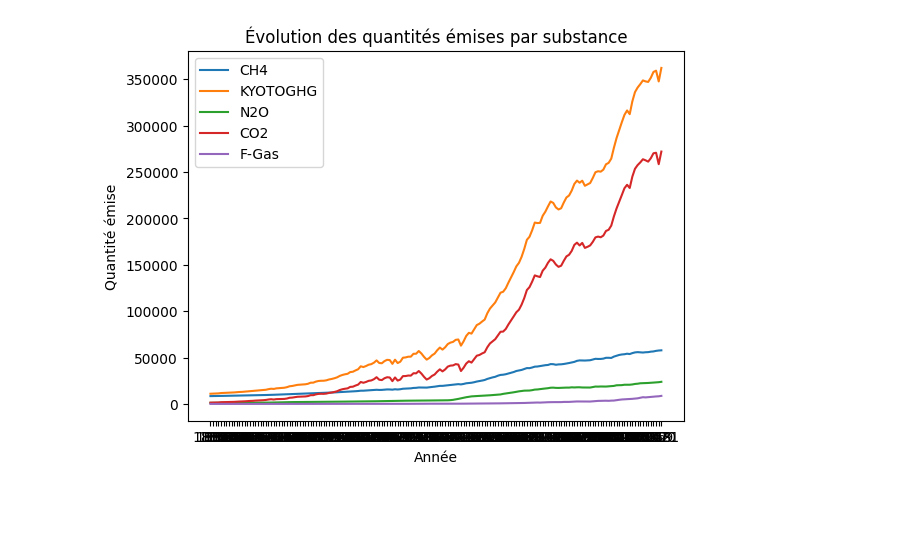
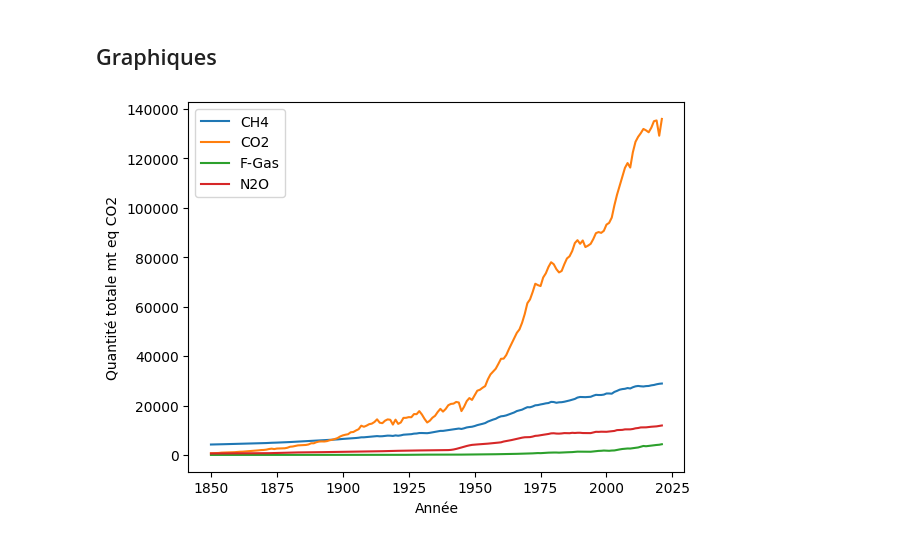
Before and after one commit to dataforgoodfr/shiftdataportal_data, a Jupyter notebook: notebooks/raw/process_cw_historical_emissions.ipynb, the cells around one changed output. Cells and saved outputs as stored; diff of their text form; code cells hidden in the pictures; blank space fills up the shorter version.

Commit message:
moving melt from raw notebook to process notebook, modifying EDGAR process notebook and CW PIK process notebook

```diff
--- a/notebooks/raw/process_cw_historical_emissions.ipynb
+++ b/notebooks/raw/process_cw_historical_emissions.ipynb
@@ -4,7 +7,16 @@ import matplotlib.pyplot as plt
 # %%
-# Source du fichier : https://www.climatewatchdata.org/data-explorer/historical-emissions?historical-emissions-data-sources=pik&historical-emissions-gases=&historical-emissions-regions=&historical-emissions-sectors=&page=1
-
+# Source  : https://www.climatewatchdata.org/data-explorer/historical-emissions?historical-emissions-data-sources=pik&historical-emissions-gases=&historical-emissions-regions=&historical-emissions-sectors=&page=1
 
 df_cw_historical_emissions_pik = pd.read_csv('cw/cw_historical_emissions_pik.csv')
+
+#melt years
+
+# Melt DataFrame to convert year columns into a single column
+filtered_columns = [col for col in df_cw_historical_emissions_pik.columns if not bool(re.match(r'^\d{4}$', col))]
+df_cw_historical_emissions_pik = df_cw_historical_emissions_pik.melt(id_vars=filtered_columns,
+                                            var_name='year', value_name='value_mteqco2')
+# Extract the year from the column name
+df_cw_historical_emissions_pik['year'] = df_cw_historical_emissions_pik['year'].astype(int)
+
 display(df_cw_historical_emissions_pik)
 # %% [output]
@@ -24,26 +78,24 @@ display(df_cw_historical_emissions_pik)
+# %% [markdown]
+## Graphiques
 # %%
-annees = df_cw_historical_emissions_pik.select_dtypes(include='number').columns
+# Quantité par gaz
 
-# liste des types de gaz
-gases = df_cw_historical_emissions_pik['gas'].unique()
+# Grouper par année et substance et calculer la somme de value_eqco2
+df_grouped = df_processed_CW_PIK.groupby(['year', 'gas'])['value_mteqco2'].sum().reset_index()
 
-# Créer un dictionnaire pour stocker les sommes des quantités émises par gaz et par année
-sommes_par_gas = {}
+# Pivoter les données pour avoir les substances comme colonnes
+df_pivot = df_grouped.pivot(index='year', columns='gas', values='value_mteqco2')
 
-# Calculer les sommes par gaz et par année
-for gas in gases:
-    sommes_par_gas[gas] = df_cw_historical_emissions_pik.loc[df_cw_historical_emissions_pik['gas'] == gas, annees].sum()
+# Tracer le graphique
+df_pivot.plot(kind='line')
 
-# Tracer la somme des quantités émises par gaz par année
-for gas in gases:
-    plt.plot(annees, sommes_par_gas[gas], label=gas)
-
+# Ajouter des étiquettes et un titre au graphique
 plt.xlabel('Année')
-plt.ylabel('Quantité émise')
-plt.title('Évolution des quantités émises par substance')
-plt.legend()
+plt.ylabel('Quantité totale mt eq CO2')
 
 
+# Afficher le graphique
+plt.legend()
 plt.show()
 # %% [output]
-[figure, old version]
+[figure, new version]
```
Also changed, not shown: parts of 6 cells of this notebook, 6 other files.
